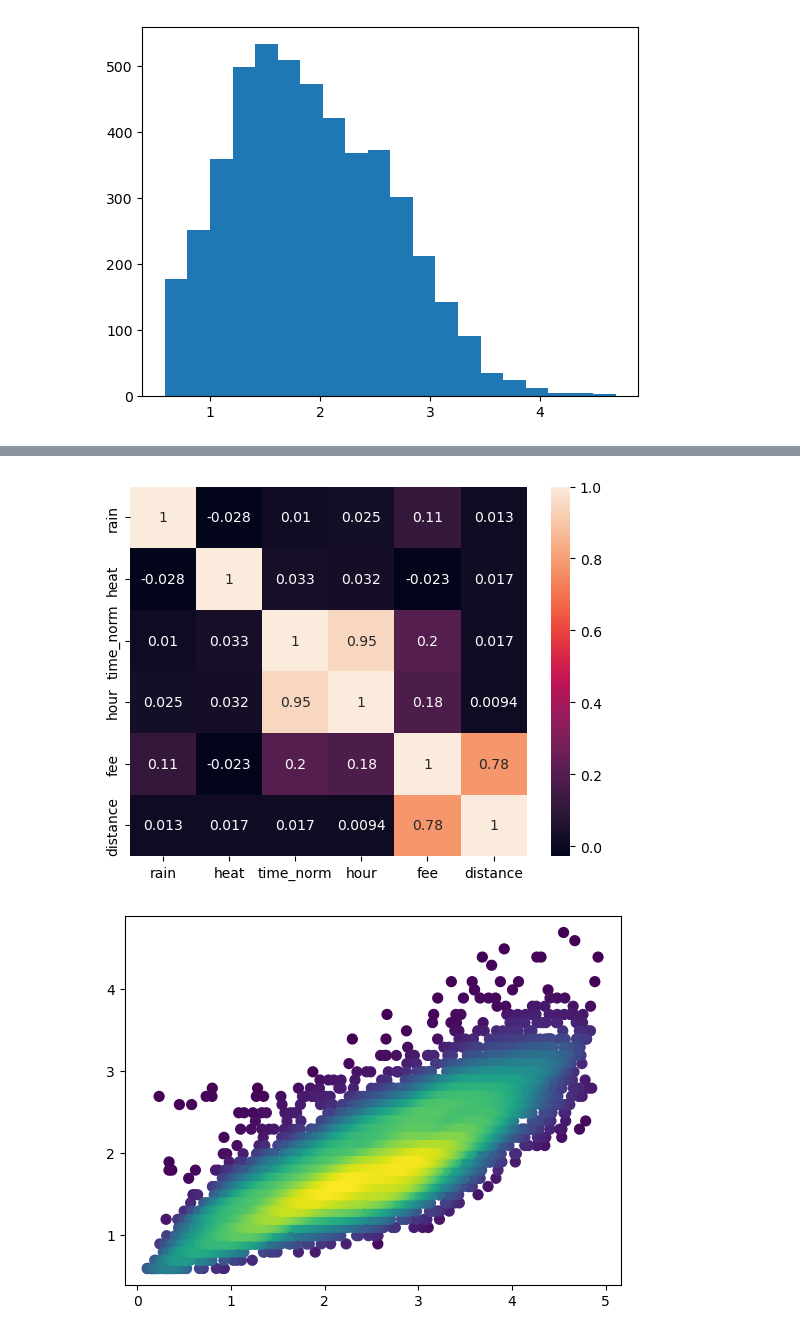
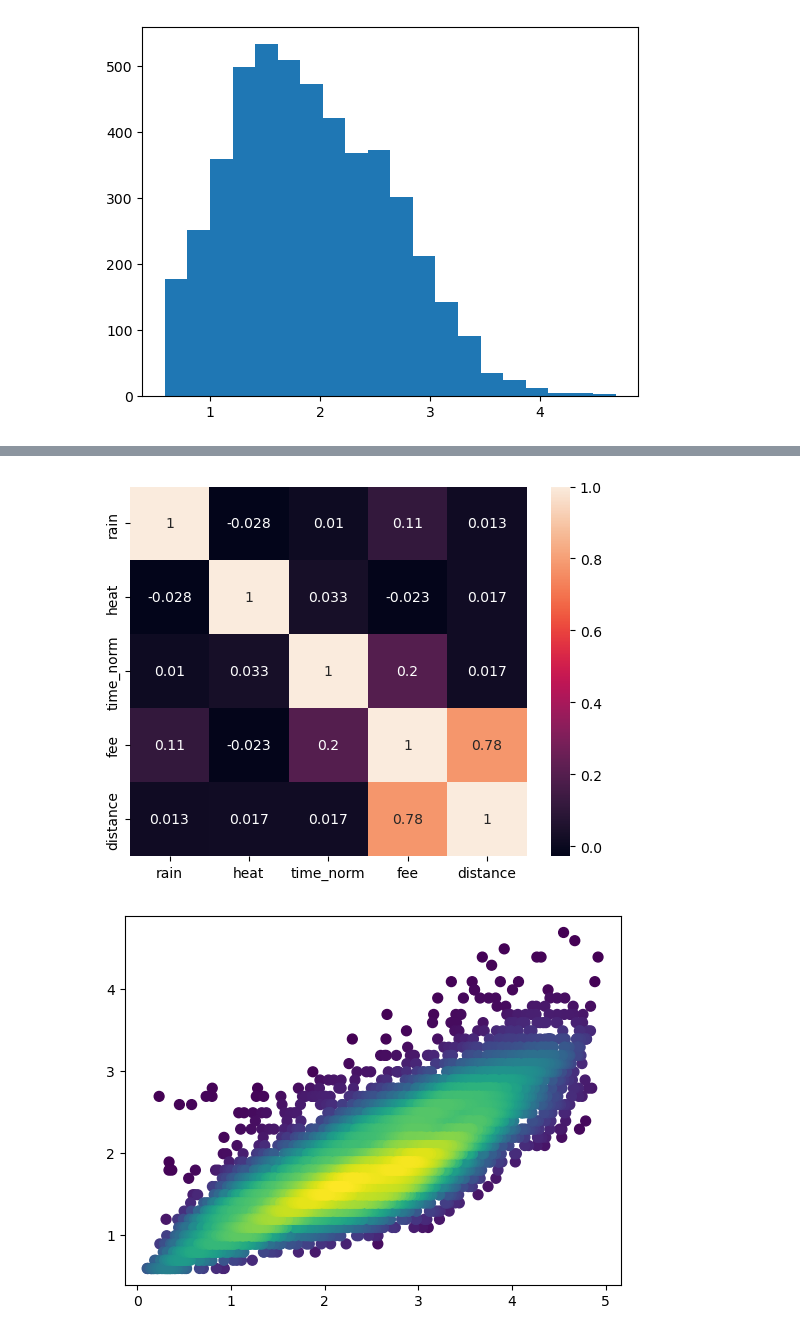
Before and after one commit to quentinchichery/hackathon-peren-2022, a Jupyter notebook: 01-exploration.ipynb, the cells around one changed output, grey strips where cells are left out. Drawn from its saved outputs; the diff is of its cells as text; code cells hidden in the pictures.

```diff
--- a/01-exploration.ipynb
+++ b/01-exploration.ipynb
@@ -104,9 +104,9 @@ sns.pairplot(df[['rain', 'heat', 'time_norm', 'hour', 'fee', 'distance']])
 # %%
-corr_matrix = df[['rain', 'heat', 'time_norm', 'hour', 'fee', 'distance']].corr()
+corr_matrix = df[['rain', 'heat', 'time_norm', 'fee', 'distance']].corr()
 sns.heatmap(corr_matrix, annot=True)
 plt.show()
 # %% [output]
-[figure, old version]
+[figure, new version]
 # %%
 import numpy as np
 import matplotlib.pyplot as plt
```
Also changed, not shown: parts of 1 cell of this notebook.
